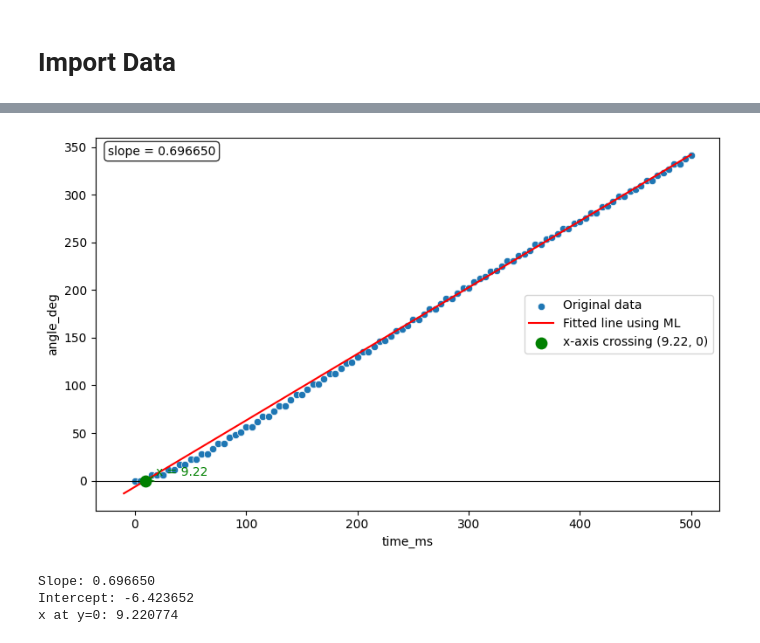
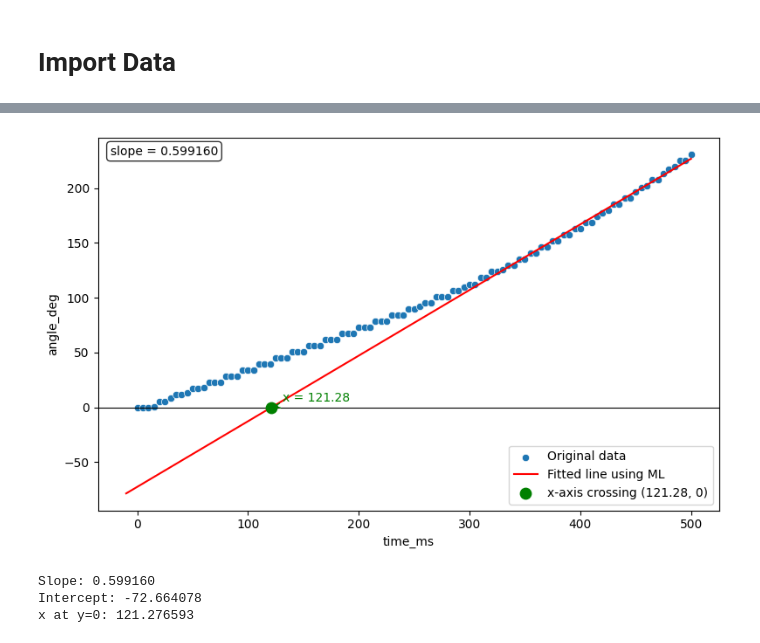
Before and after one commit to dcortesav/2R-Robotic-Arm, a Jupyter notebook: scripts/verify_data.ipynb, the cells around one changed output, grey strips where cells are left out. Drawn from its saved outputs; the diff is of its cells as text; code cells hidden in the pictures.

```diff
--- a/scripts/verify_data.ipynb
+++ b/scripts/verify_data.ipynb
@@ -25,7 +10,7 @@ import numpy as np
 import matplotlib.pyplot as plt
 from sklearn.linear_model import LinearRegression
 
-linear_df = df[df["time_ms"] > 200].copy()
+linear_df = df[df["time_ms"] > 300].copy()
 X_linear = linear_df[["time_ms"]].to_numpy()
 y_linear = linear_df["angle_deg"].to_numpy()
 
@@ -46,34 +31,34 @@ plt.figure(figsize=(8, 5))
 sns.scatterplot(data=df, x="time_ms", y="angle_deg", label="Original data")
 plt.plot(x_line, y_line, color="red", label="Fitted line using ML")
 plt.axhline(0, color="black", linewidth=0.8)
 plt.scatter([x_zero], [0], color="green", s=80, zorder=5, label=f"x-axis crossing ({x_zero:.2f}, 0)")
 plt.annotate(
     f"x = {x_zero:.2f}",
     xy=(x_zero, 0),
     xytext=(x_zero + 10, 5),
     arrowprops=dict(arrowstyle="->", color="green"),
     color="green",
 )
 plt.text(
     0.02,
     0.98,
     f"slope = {slope:.6f}",
     transform=plt.gca().transAxes,
     va="top",
     ha="left",
     bbox=dict(boxstyle="round", facecolor="white", alpha=0.8),
 )
 plt.xlabel("time_ms")
 plt.ylabel("angle_deg")
 plt.legend()
 plt.tight_layout()
 plt.show()
 
 print(f"Slope: {lr.coef_[0]:.6f}")
 print(f"Intercept: {lr.intercept_:.6f}")
 print(f"x at y=0: {x_zero:.6f}")
 # %% [output]
-[figure, old version]
+[figure, new version]
-Slope: 0.696650
-Intercept: -6.423652
-x at y=0: 9.220774
+Slope: 0.599160
+Intercept: -72.664078
+x at y=0: 121.276593
```
Also changed, not shown: parts of 1 cell of this notebook, 3 other files.
